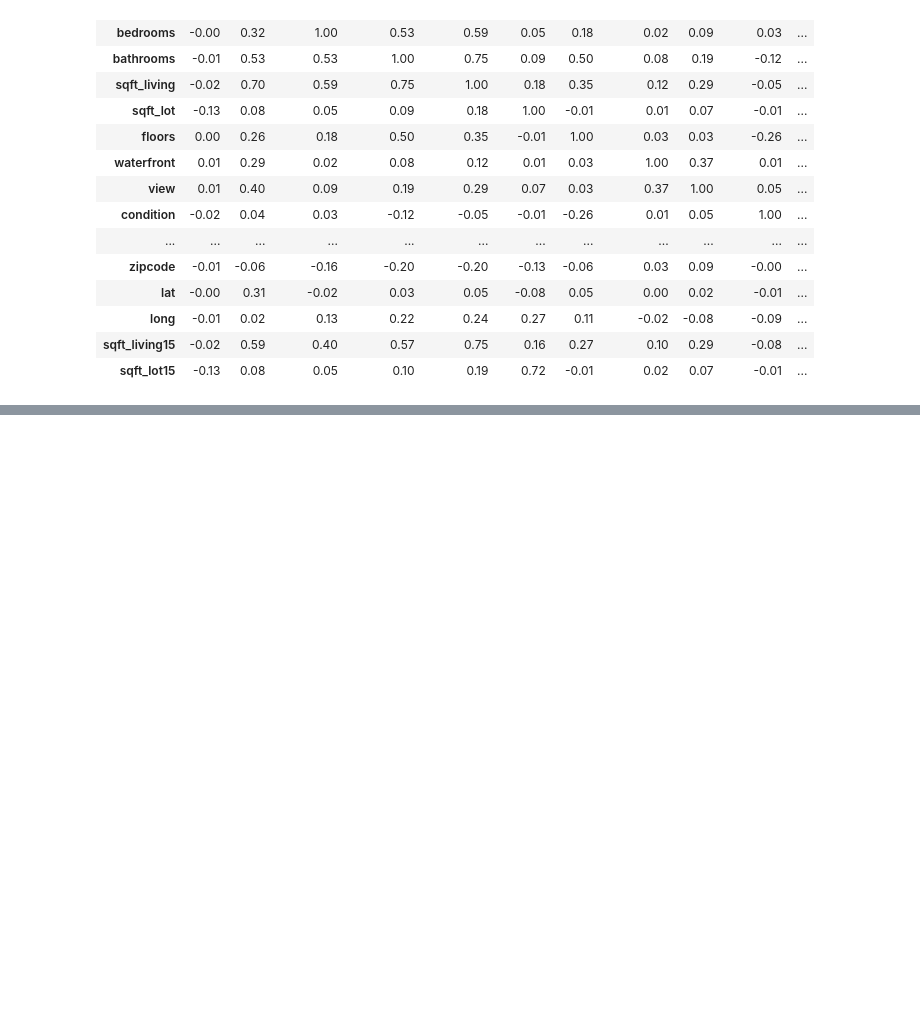
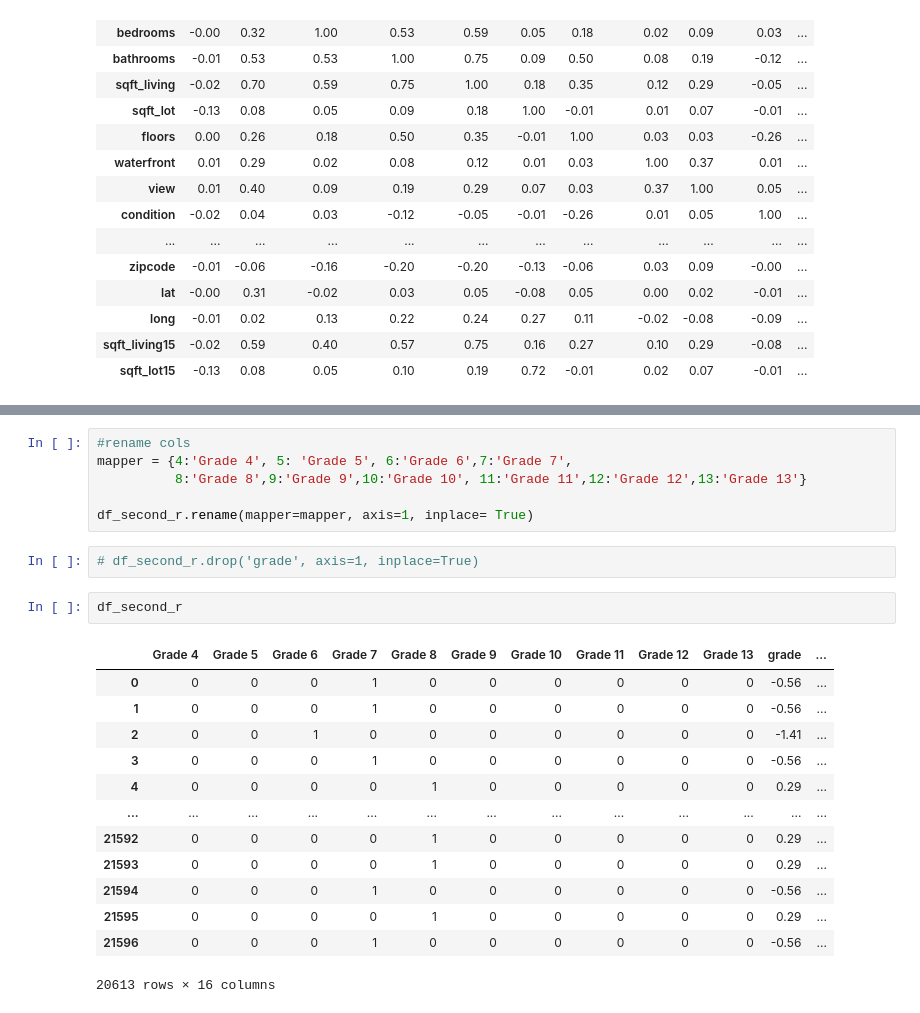
Before and after one commit to learn-co-curriculum/dsc-phase-2-project, a Jupyter notebook: student.ipynb, the cells around one changed output, grey strips where cells are left out. Drawn from its saved outputs; the diff is of its cells as text; blank space fills up the shorter version.

```diff
--- a/student.ipynb
+++ b/student.ipynb
@@ -463,0 +612,24 @@ Name: price, dtype: float64
+# %%
+#rename cols
+mapper = {4:'Grade 4', 5: 'Grade 5', 6:'Grade 6',7:'Grade 7',
+          8:'Grade 8',9:'Grade 9',10:'Grade 10', 11:'Grade 11',12:'Grade 12',13:'Grade 13'}
+
+df_second_r.rename(mapper=mapper, axis=1, inplace= True)
+# %%
+# df_second_r.drop('grade', axis=1, inplace=True)
+# %%
+df_second_r
+# %% [output]
+|  | Grade 4 | Grade 5 | Grade 6 | Grade 7 | Grade 8 | Grade 9 | Grade 10 | Grade 11 | Grade 12 | Grade 13 | grade | ... |
+| 0 | 0 | 0 | 0 | 1 | 0 | 0 | 0 | 0 | 0 | 0 | -0.56 | ... |
+| 1 | 0 | 0 | 0 | 1 | 0 | 0 | 0 | 0 | 0 | 0 | -0.56 | ... |
+| 2 | 0 | 0 | 1 | 0 | 0 | 0 | 0 | 0 | 0 | 0 | -1.41 | ... |
+| 3 | 0 | 0 | 0 | 1 | 0 | 0 | 0 | 0 | 0 | 0 | -0.56 | ... |
+| 4 | 0 | 0 | 0 | 0 | 1 | 0 | 0 | 0 | 0 | 0 | 0.29 | ... |
+| ... | ... | ... | ... | ... | ... | ... | ... | ... | ... | ... | ... | ... |
+| 21592 | 0 | 0 | 0 | 0 | 1 | 0 | 0 | 0 | 0 | 0 | 0.29 | ... |
+| 21593 | 0 | 0 | 0 | 0 | 1 | 0 | 0 | 0 | 0 | 0 | 0.29 | ... |
+| 21594 | 0 | 0 | 0 | 1 | 0 | 0 | 0 | 0 | 0 | 0 | -0.56 | ... |
+| 21595 | 0 | 0 | 0 | 0 | 1 | 0 | 0 | 0 | 0 | 0 | 0.29 | ... |
+| 21596 | 0 | 0 | 0 | 1 | 0 | 0 | 0 | 0 | 0 | 0 | -0.56 | ... |
+20613 rows × 16 columns
```
Also changed, not shown: parts of 57 cells of this notebook.
